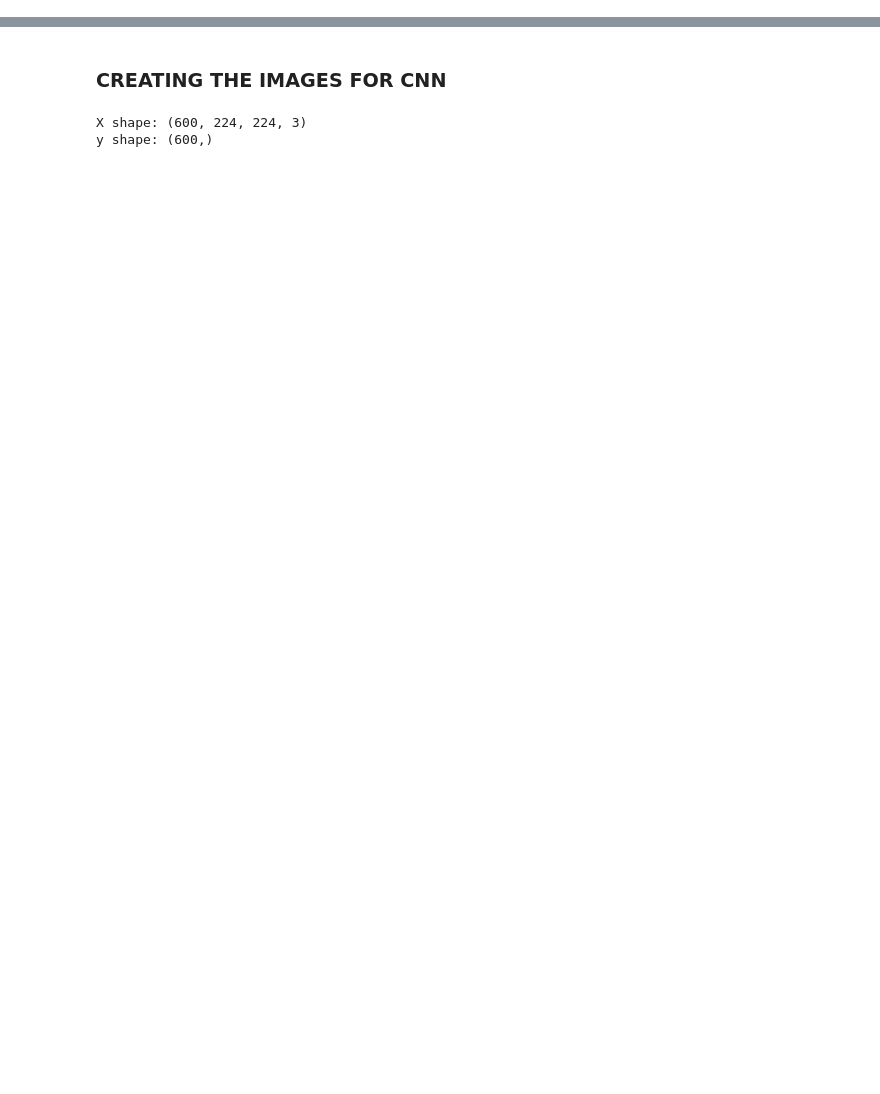
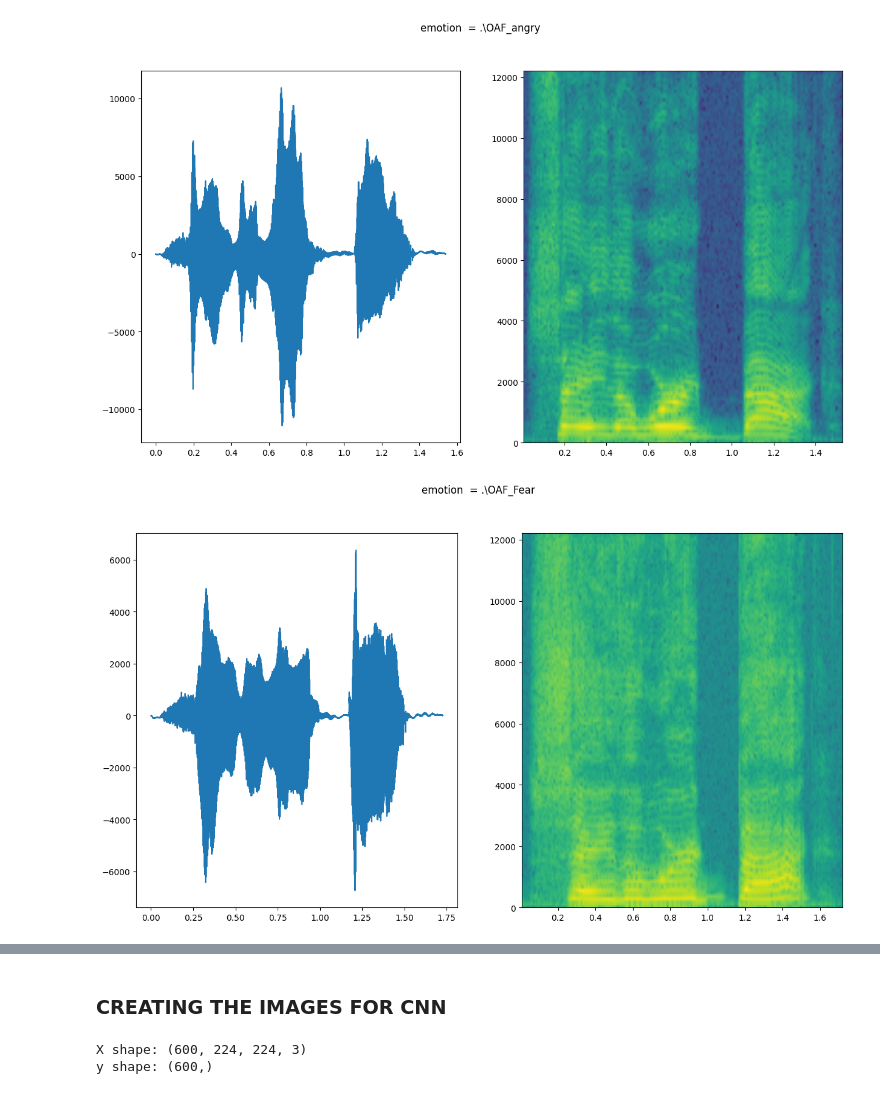
Before and after one commit to ozboz11/sound-classification, a Jupyter notebook: v1.ipynb, the cells around one changed output, grey strips where cells are left out. Cells and saved outputs as stored; diff of their text form; code cells hidden in the pictures; blank space fills up the shorter version.

```diff
--- a/v1.ipynb
+++ b/v1.ipynb
@@ -11,9 +11,9 @@ from scipy.signal import spectrogram
 # %%
 
 for root, dirs, files in os.walk('.'):
-    if root == '.':
+    if root not in [".\OAF_angry", ".\OAF_happy", ".\OAF_Fear"]:
         continue
-    print(root)
+
     for file in files[:1]:
         raw = wave.open(os.path.join(root, file))
 
@@ -30,7 +30,7 @@ for root, dirs, files in os.walk('.'):
             num = len(signal)
         )
 
-        # using matplotlib to plot
+
         # creates a new figure
         plt.figure(1)
 
@@ -55 +52,40 @@ for root, dirs, files in os.walk('.'):
 [figure]
+# %%
+
+for root, dirs, files in os.walk('.'):
+    if root not in [".\OAF_angry", ".\OAF_happy", ".\OAF_Fear"]:
+        continue
+
+    for file in files[:1]:
+        plt.rcParams['figure.figsize'] = [15, 8]
+        raw = wave.open(os.path.join(root, file))
+
+
+        signal = raw.readframes(-1)
+        signal = np.frombuffer(signal, dtype ="int16")
+
+        # gets the frame rate
+        f_rate = raw.getframerate()
+
+        time = np.linspace(
+            0, # start
+            len(signal) / f_rate,
+            num = len(signal)
+        )
+
+        # spectogram
+        sample_rate, samples = wavfile.read(os.path.join(root, file))
+        f, t, Sxx = spectrogram(samples, fs=sample_rate)
+
+
+
+
+        fig, (ax1, ax2) = plt.subplots(1, 2)
+        fig.suptitle(f"emotion  = {root}")
+        ax1.plot(time, signal)
+        ax2.pcolormesh(t, f, 10 * np.log10(Sxx), shading='gouraud')
+
+        plt.show()
+# %% [output]
+[figure, added]
+[figure, added]
```
Also changed, not shown: parts of 13 cells of this notebook, 1 other file.
